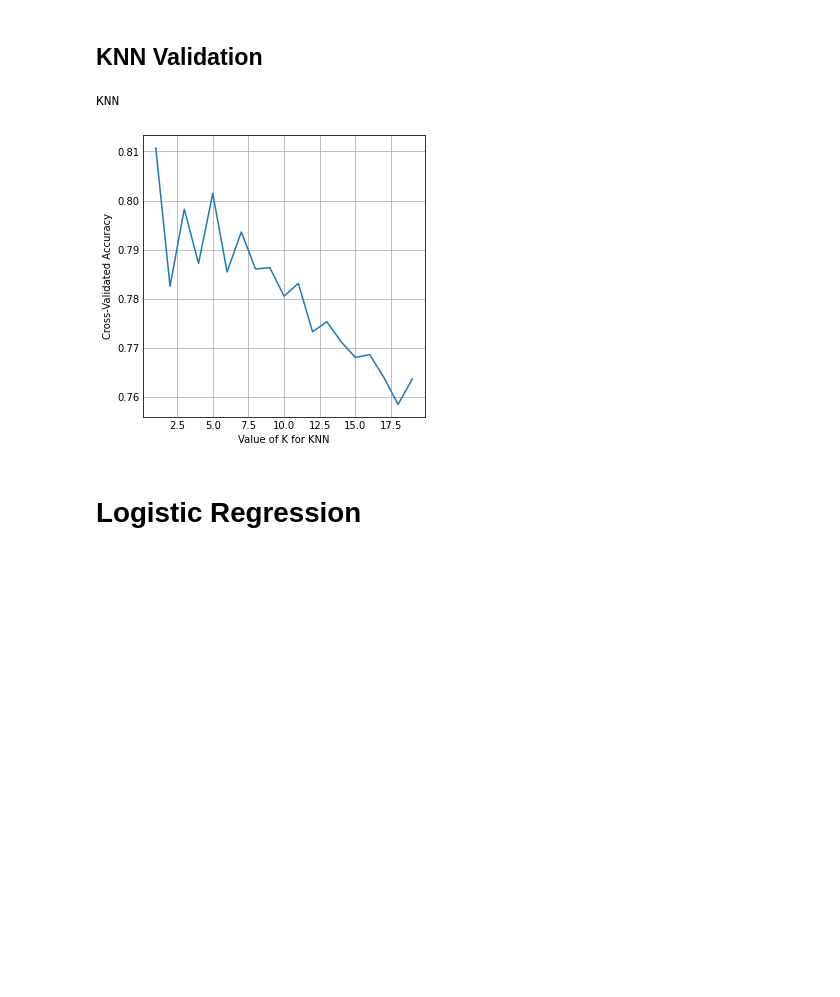
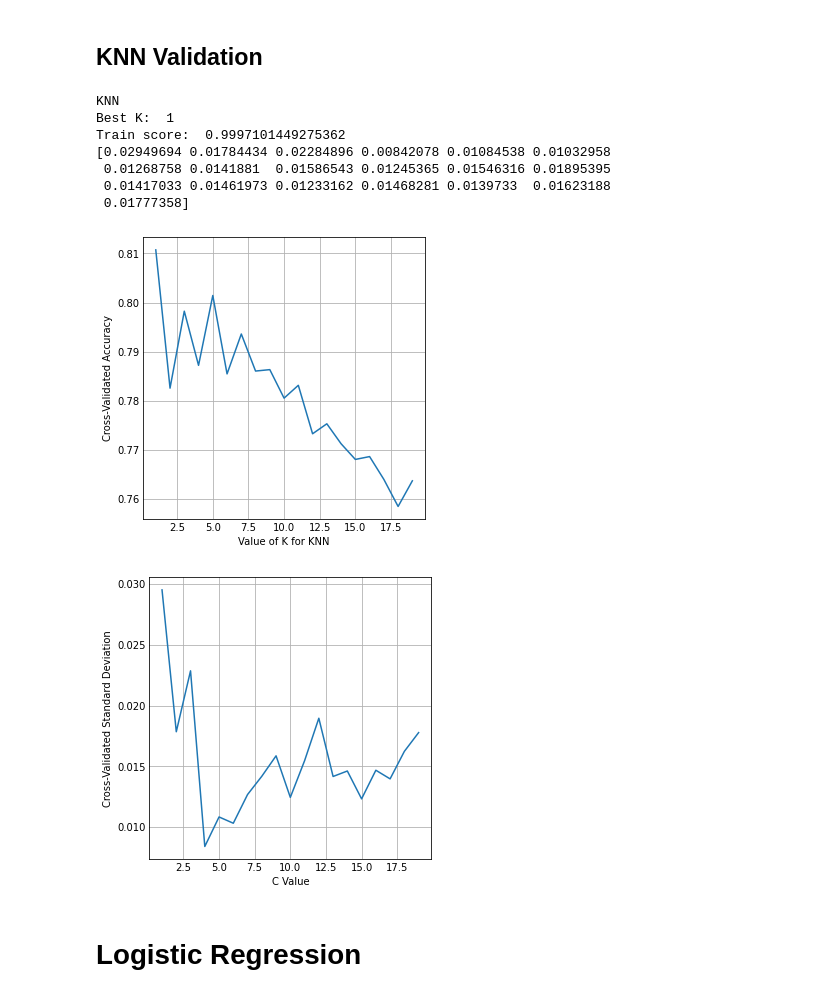
Before and after one commit to jasonmrimer/cse590-machine-learning, a Jupyter notebook: Homework_2.ipynb, the cells around one changed output. Drawn from its saved outputs; the diff is of its cells as text; code cells hidden in the pictures; blank space fills up the shorter version.

```diff
--- a/Homework_2.ipynb
+++ b/Homework_2.ipynb
@@ -145,22 +145,47 @@ Test set accuracy: 0.77
 # %%
 print("KNN")
 k_range = range(1, 20)
 k_scores = []
-for k in k_range:
-    knn = KNeighborsClassifier(n_neighbors=k)
-    scores = cross_val_score(knn, X_train, y_train, cv=5, scoring='accuracy')
-    k_scores.append(scores.mean())
+knn = KNeighborsClassifier().fit(X_train, y_train)
+hyperparameters = dict(n_neighbors=k_range)
+clf = GridSearchCV(knn, hyperparameters, cv=5)
+clf.fit(X_train, y_train)
+scores_knn = clf.cv_results_['mean_test_score']
+std_scores = clf.cv_results_['std_test_score']
+optimal_k_val = clf.best_params_['n_neighbors']
+print("Best K: ", optimal_k_val)
+print("Train score: ", KNeighborsClassifier(n_neighbors=optimal_k_val).fit(X_train, y_train).score(X_train, y_train))
+print(std_scores)
+# for k in k_range:
+#     knn = KNeighborsClassifier(n_neighbors=k)
+#     scores = cross_val_score(knn, X_train, y_train, cv=5, scoring='accuracy')
+#     k_scores.append(scores.mean())
 # plot to see clearly
 fig, ax = plt.subplots()
 fig.set_figheight(4)
 fig.set_figwidth(4)
-plt.plot(k_range, k_scores)
+plt.plot(k_range, scores_knn)
 plt.xlabel('Value of K for KNN')
 plt.ylabel('Cross-Validated Accuracy')
 plt.show()
+
+fig, ax = plt.subplots()
+fig.set_figheight(4)
+fig.set_figwidth(4)
+plt.plot(k_range, std_scores)
+plt.xlabel('C Value')
+plt.ylabel('Cross-Validated Standard Deviation')
+plt.show()
 # %% [output]
 KNN
+Best K:  1
+Train score:  0.9997101449275362
+[0.02949694 0.01784434 0.02284896 0.00842078 0.01084538 0.01032958
+ 0.01268758 0.0141881  0.01586543 0.01245365 0.01546316 0.01895395
+ 0.01417033 0.01461973 0.01233162 0.01468281 0.0139733  0.01623188
+ 0.01777358]
 [figure]
+[figure, added]
 # %% [markdown]
 # Logistic Regression
 # %% [markdown]
```
Also changed, not shown: parts of 4 cells of this notebook.
